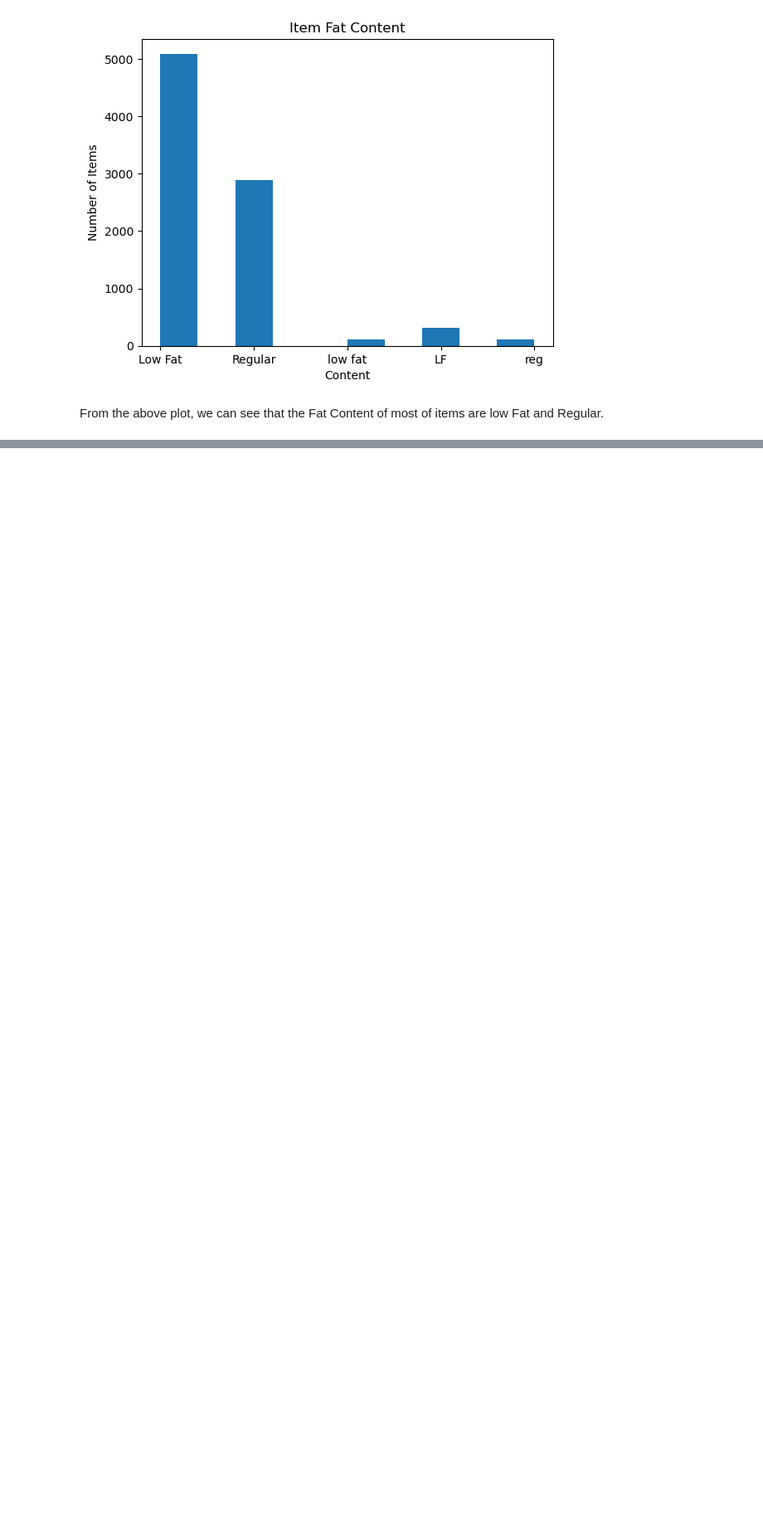
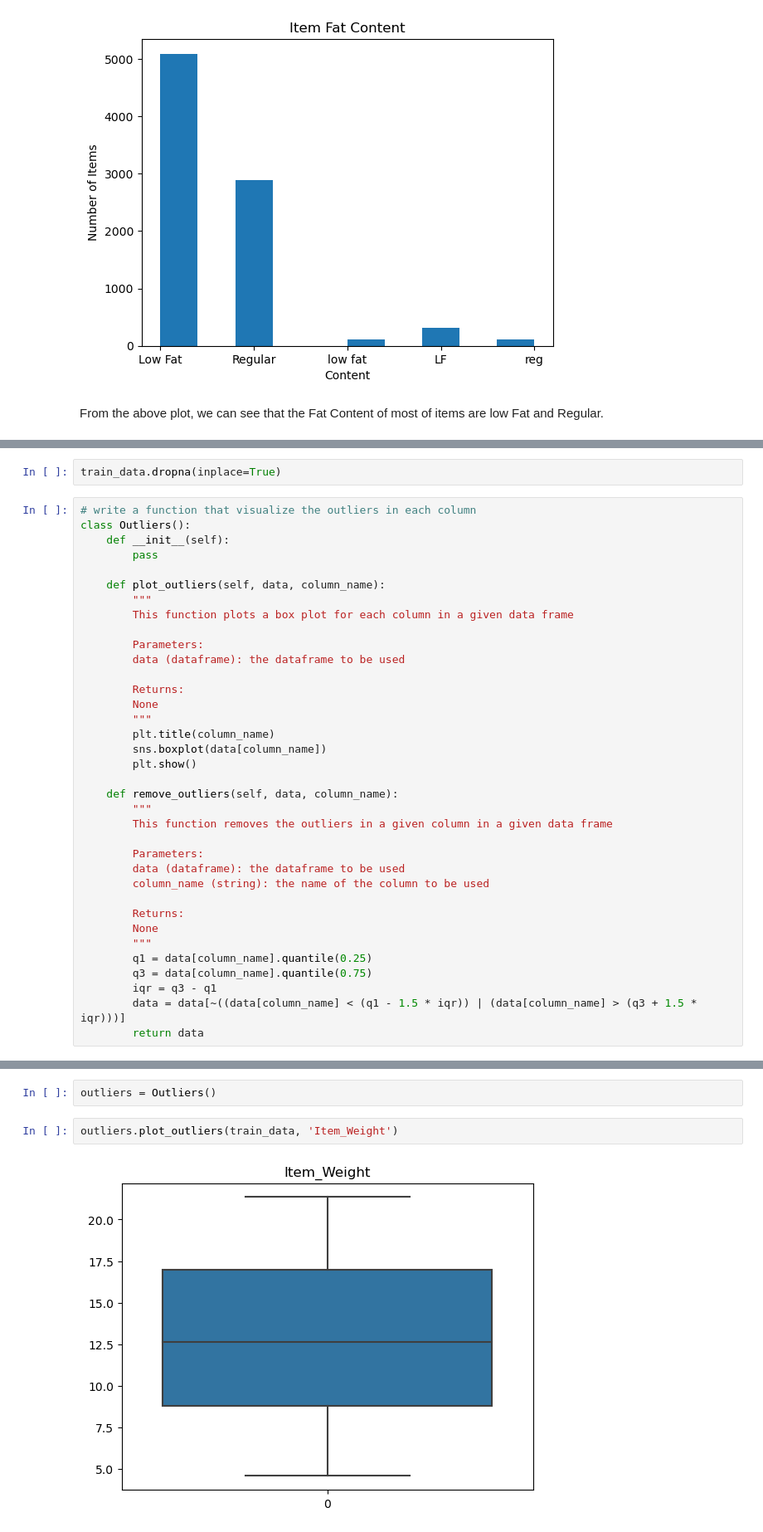
Before and after one commit to Technocolabs100/BigMart-Data-Analysis-and-Prediction, a Jupyter notebook: Mahmoud_Khaled_mahmoud.khaled12245@gmail.com.ipynb, the cells around one changed output, grey strips where cells are left out. Shown: that part at 83% size. Cells and saved outputs as stored; diff of their text form; blank space fills up the shorter version.

```diff
--- a/Mahmoud_Khaled_mahmoud.khaled12245@gmail.com.ipynb
+++ b/Mahmoud_Khaled_mahmoud.khaled12245@gmail.com.ipynb
@@ -120,0 +215,38 @@ From the above plot, we can see that the Fat Content of most of items are low Fa
+# %%
+train_data.dropna(inplace=True)
+# %%
+# write a function that visualize the outliers in each column
+class Outliers():
+    def __init__(self):
+        pass
+
+    def plot_outliers(self, data, column_name):
+        """
+        This function plots a box plot for each column in a given data frame
+
+        Parameters:
+        data (dataframe): the dataframe to be used
+
+        Returns:
+        None
+        """
+        plt.title(column_name)
+        sns.boxplot(data[column_name])
+        plt.show()
+
+    def remove_outliers(self, data, column_name):
+        """
+        This function removes the outliers in a given column in a given data frame
+
+        Parameters:
+        data (dataframe): the dataframe to be used
+        column_name (string): the name of the column to be used
+
+        Returns:
+        None
+        """
+        q1 = data[column_name].quantile(0.25)
+        q3 = data[column_name].quantile(0.75)
+        iqr = q3 - q1
+        data = data[~((data[column_name] < (q1 - 1.5 * iqr)) | (data[column_name] > (q3 + 1.5 * iqr)))]
+        return data
@@ -120,0 +255,6 @@ From the above plot, we can see that the Fat Content of most of items are low Fa
+# %%
+outliers = Outliers()
+# %%
+outliers.plot_outliers(train_data, 'Item_Weight')
+# %% [output]
+[figure, added]
```
Also changed, not shown: parts of 32 cells of this notebook.
